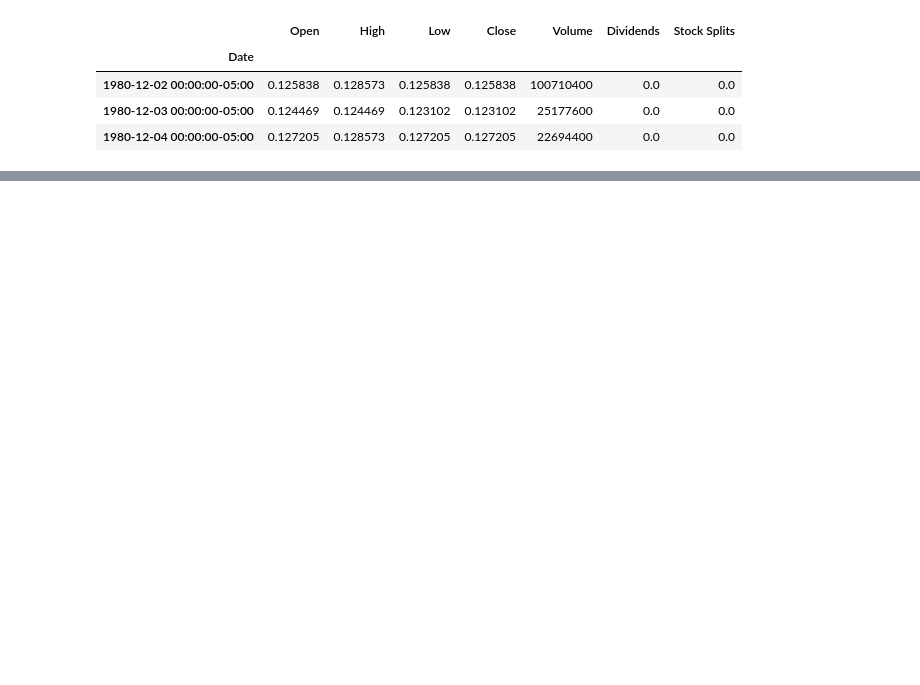
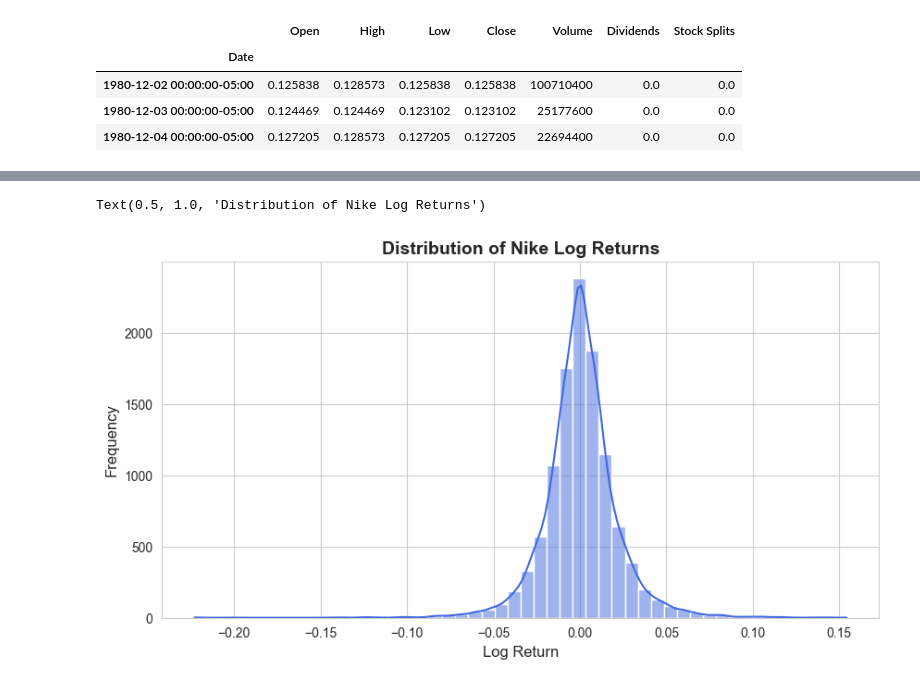
Before and after one commit to mfannin099/Stock_Analysis, a Jupyter notebook: nke_eda.ipynb, the cells around one changed output, grey strips where cells are left out. Cells and saved outputs as stored; diff of their text form; code cells hidden in the pictures; blank space fills up the shorter version.

```diff
--- a/nke_eda.ipynb
+++ b/nke_eda.ipynb
@@ -26,0 +182,12 @@ nke_df['Log Return'] = np.log(nke_df['Close'] / nke_df['Close'].shift(1))
+# %%
+# Create histogram
+plt.figure(figsize=(10, 5))
+sns.histplot(nke_df['Log Return'], bins=50, kde=True, color="royalblue")
+
+# Add labels and title
+plt.xlabel("Log Return", fontsize=12)
+plt.ylabel("Frequency", fontsize=12)
+plt.title("Distribution of Nike Log Returns", fontsize=14, fontweight="bold")
+# %% [output]
+Text(0.5, 1.0, 'Distribution of Nike Log Returns')
+[figure, added]
```
Also changed, not shown: parts of 9 cells of this notebook, 1 other file.
